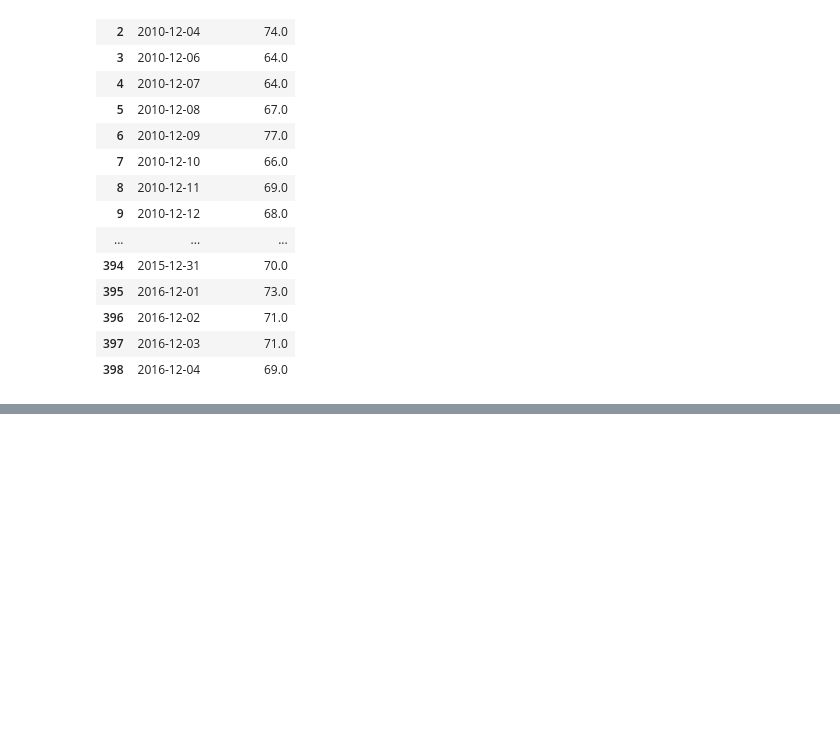
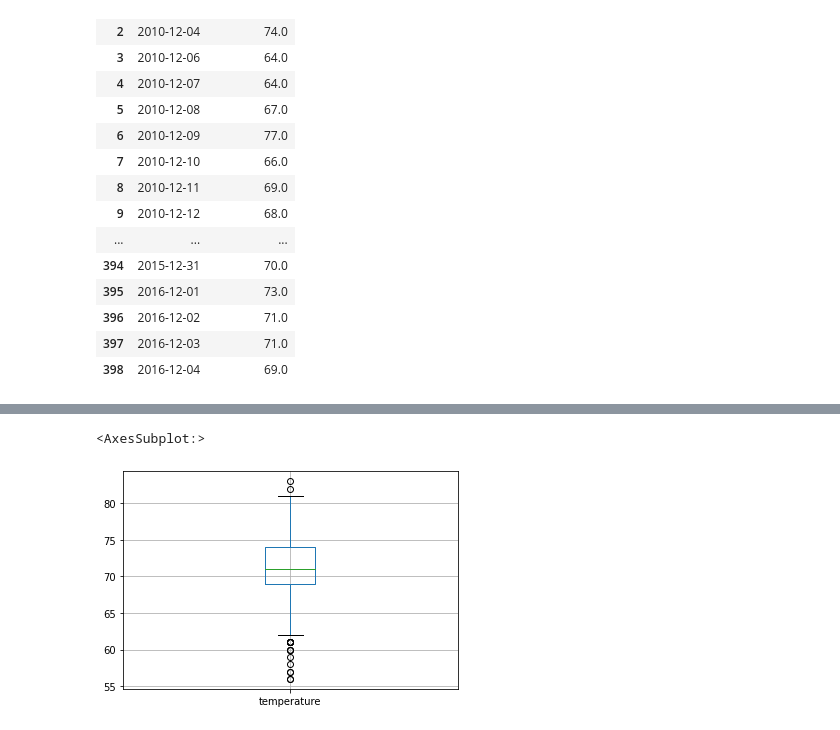
Before and after one commit to willenny/surfs_up, a Jupyter notebook: SurfsUp_Challenge.ipynb, the cells around one changed output, grey strips where cells are left out. Saved outputs shown, nothing was run; the diff lists cells and outputs as text; code cells hidden in the pictures; blank space fills up the shorter version.

```diff
--- a/SurfsUp_Challenge.ipynb
+++ b/SurfsUp_Challenge.ipynb
@@ -109,0 +167,5 @@ dec_temps_df
+# %%
+dec_temps_df.boxplot()
+# %% [output]
+<AxesSubplot:>
+[figure, added]
```
Also changed, not shown: parts of 8 cells of this notebook, 5 other files.
